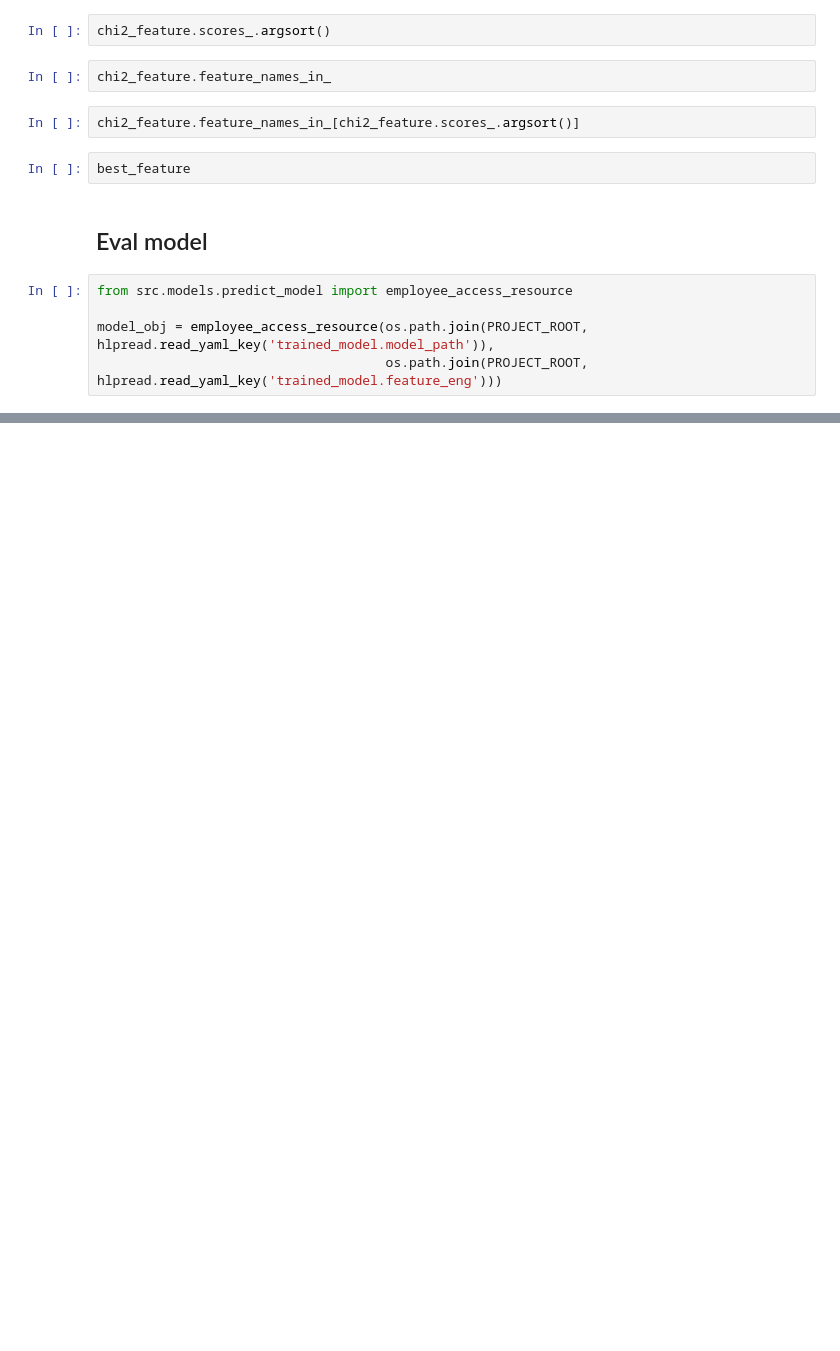
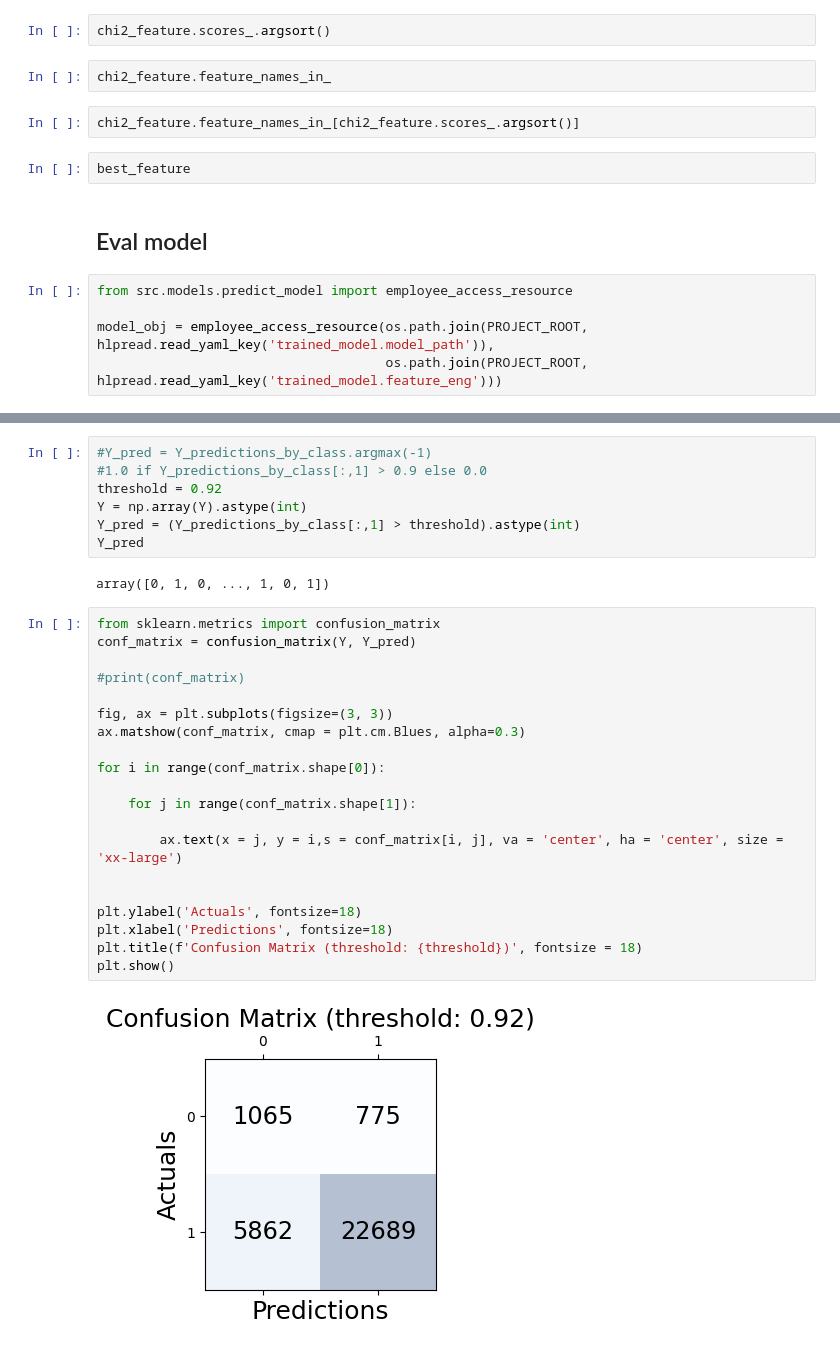
Before and after one commit to SmithaUpadhyaya/employee_access_resource_classifier, a Jupyter notebook: notebooks/training.ipynb, the cells around one changed output, grey strips where cells are left out. Drawn from its saved outputs; the diff is of its cells as text; blank space fills up the shorter version.

```diff
--- a/notebooks/training.ipynb
+++ b/notebooks/training.ipynb
@@ -138,0 +177,31 @@ auc_score
+# %%
+#Y_pred = Y_predictions_by_class.argmax(-1)
+#1.0 if Y_predictions_by_class[:,1] > 0.9 else 0.0
+threshold = 0.92
+Y = np.array(Y).astype(int)
+Y_pred = (Y_predictions_by_class[:,1] > threshold).astype(int)
+Y_pred
+# %% [output]
+array([0, 1, 0, ..., 1, 0, 1])
+# %%
+from sklearn.metrics import confusion_matrix
+conf_matrix = confusion_matrix(Y, Y_pred)
+
+#print(conf_matrix)
+
+fig, ax = plt.subplots(figsize=(3, 3))
+ax.matshow(conf_matrix, cmap = plt.cm.Blues, alpha=0.3)
+
+for i in range(conf_matrix.shape[0]):
+
+    for j in range(conf_matrix.shape[1]):
+
+        ax.text(x = j, y = i,s = conf_matrix[i, j], va = 'center', ha = 'center', size = 'xx-large')
+
+
+plt.ylabel('Actuals', fontsize=18)
+plt.xlabel('Predictions', fontsize=18)
+plt.title(f'Confusion Matrix (threshold: {threshold})', fontsize = 18)
+plt.show()
+# %% [output]
+[figure, added]
```
Also changed, not shown: parts of 14 cells of this notebook, 6 other files.
